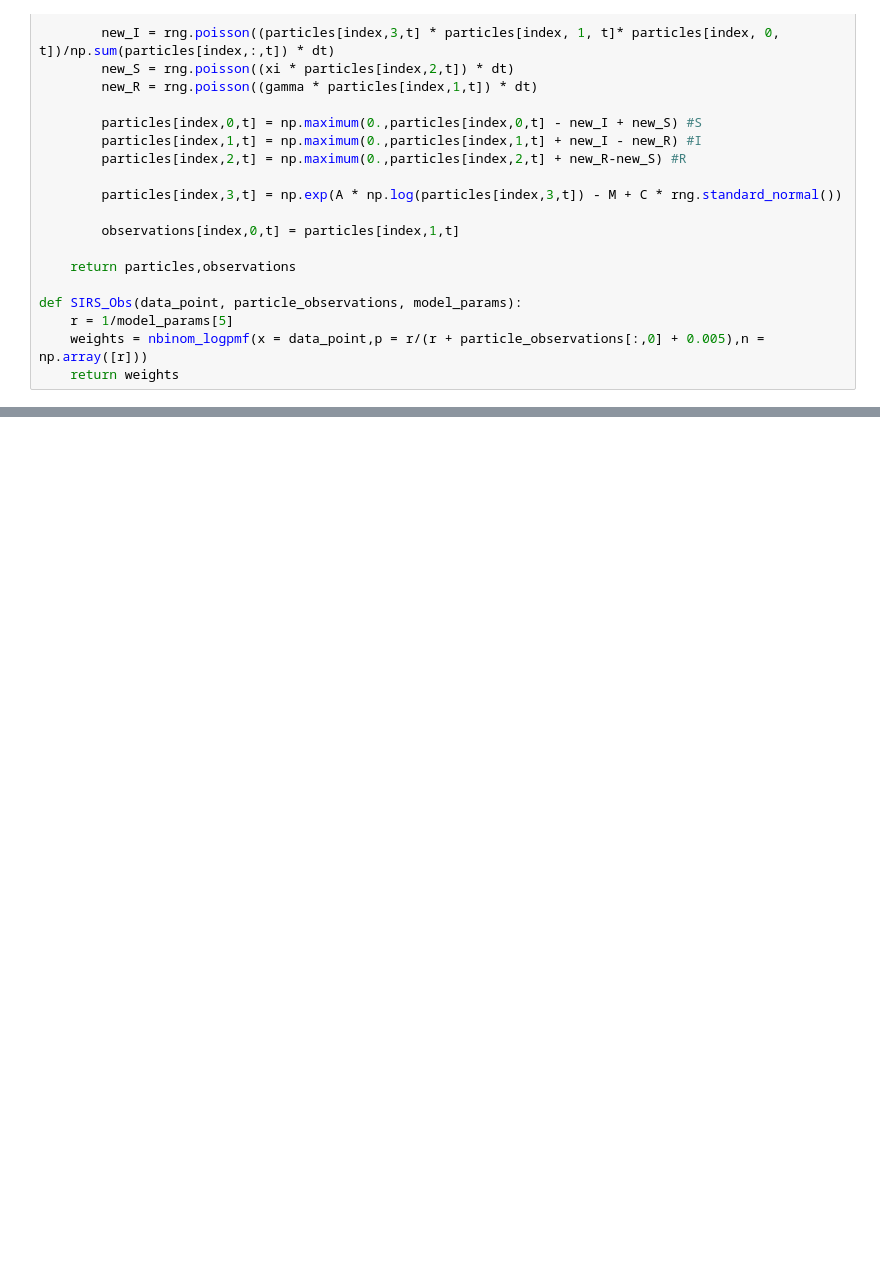
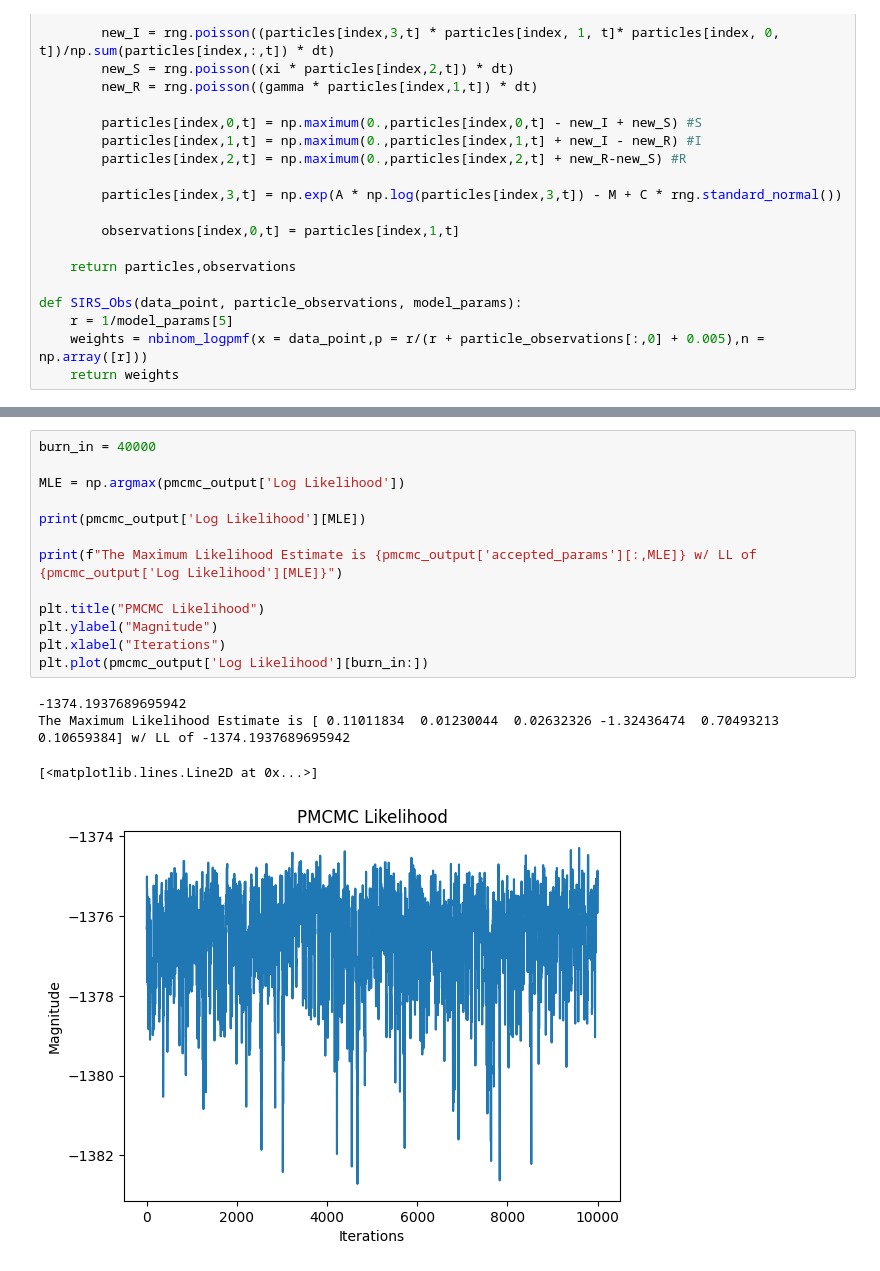
Before and after one commit to Averydx/PMCMC, a Jupyter notebook: examples/PMCMC_sirs_OU.ipynb, the cells around one changed output, grey strips where cells are left out. Saved outputs shown, nothing was run; the diff lists cells and outputs as text; blank space fills up the shorter version.

```diff
--- a/examples/PMCMC_sirs_OU.ipynb
+++ b/examples/PMCMC_sirs_OU.ipynb
@@ -137,0 +218,18 @@ Root Mean Squared Error for the Data 32.90450888277222
+# %%
+burn_in = 40000
+
+MLE = np.argmax(pmcmc_output['Log Likelihood'])
+
+print(pmcmc_output['Log Likelihood'][MLE])
+
+print(f"The Maximum Likelihood Estimate is {pmcmc_output['accepted_params'][:,MLE]} w/ LL of {pmcmc_output['Log Likelihood'][MLE]}")
+
+plt.title("PMCMC Likelihood")
+plt.ylabel("Magnitude")
+plt.xlabel("Iterations")
+plt.plot(pmcmc_output['Log Likelihood'][burn_in:])
+# %% [output]
+-1374.1937689695942
+The Maximum Likelihood Estimate is [ 0.11011834  0.01230044  0.02632326 -1.32436474  0.70493213  0.10659384] w/ LL of -1374.1937689695942
+[<matplotlib.lines.Line2D at 0x...>]
+[figure, added]
```
Also changed, not shown: parts of 6 cells of this notebook, 18 other files.
